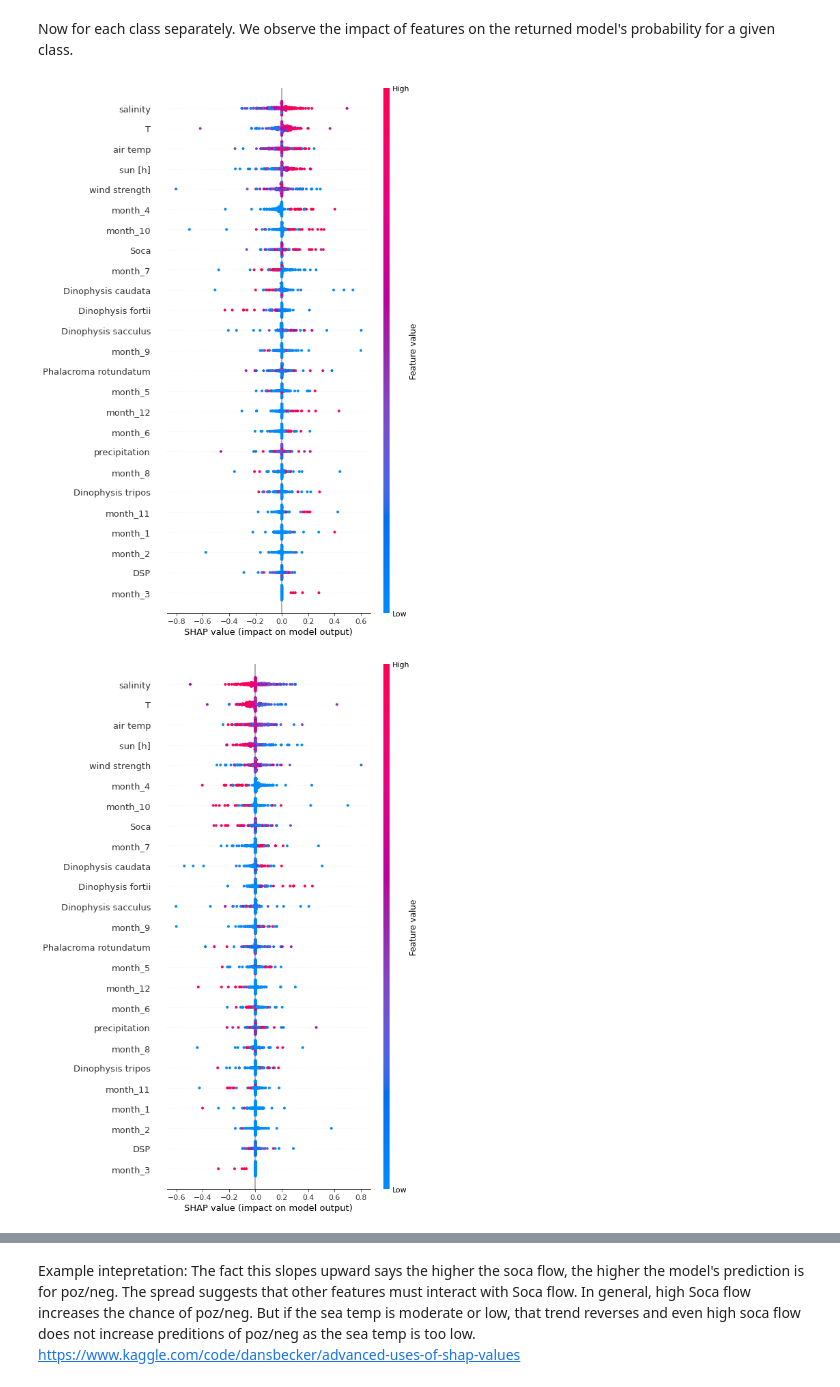
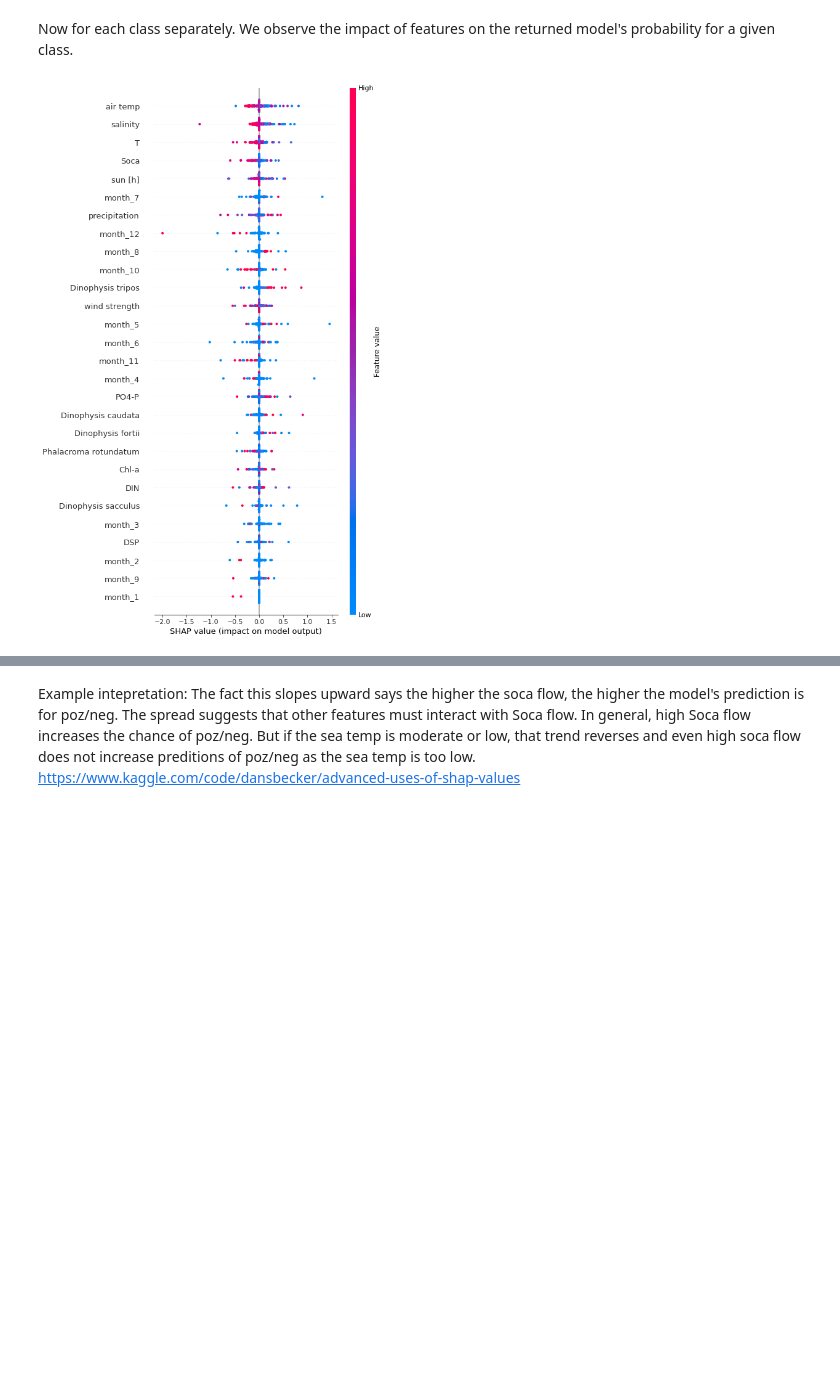
Before and after one commit to MartinMarzi/HABTox-predictor, a Jupyter notebook: HAB_modelling_5_5.ipynb, the cells around one changed output, grey strips where cells are left out. Cells and saved outputs as stored; diff of their text form; code cells hidden in the pictures; blank space fills up the shorter version.

```diff
--- a/HAB_modelling_5_5.ipynb
+++ b/HAB_modelling_5_5.ipynb
@@ -37,8 +37,8 @@ pd.set_option("display.max_columns", 30)
 # %%
 # read df pickle
 df_alg = pd.read_pickle("objects/df_alg-HAB_preprocessing_5_1")
-data = pd.read_pickle("data/preprocessed/hab_org-data-HAB_part2-preprocessing-5_2")
-# data = pd.read_pickle("data/preprocessed/hab_interp_data-HAB_part2-preprocessing-5_2")
+# data = pd.read_pickle("data/preprocessed/hab_org-data-HAB_part2-preprocessing-5_2")
+data = pd.read_pickle("data/preprocessed/hab_interp_data-HAB_part2-preprocessing-5_2")
 
 data.drop(columns=["sampling station", "date"], inplace=True)
 # data.set_index('date', inplace=True)
@@ -78,8 +78,8 @@ NaN    320
 poz    136
 Name: lipophylic_toxins, dtype: int64
 # %%
-data.drop(columns=["Chl-a","PO4-P","DIN","SECCHI"], inplace=True)
-# data.drop(columns=["SECCHI",  ], inplace=True)#,"Chl-a", "PO4-P", "DIN",
+# data.drop(columns=["Chl-a","PO4-P","DIN","SECCHI"], inplace=True)
+data.drop(columns=["SECCHI",  ], inplace=True)#,"Chl-a", "PO4-P", "DIN",
 data.isnull().sum()
 # %% [output]
 DSP                        1
@@ -133,0 +139,17 @@ class encoding: ['neg','poz'] -> [0 1]
+# %%
+from collections import Counter
+from imblearn.under_sampling import TomekLinks, EditedNearestNeighbours
+
+print(f'Original dataset shape: {Counter(y)}')
+usmp = EditedNearestNeighbours()
+lastMajorityCount = Counter(y)[0]
+for i in range(10):
+    X_res, y_res = usmp.fit_resample(X, y)
+    if Counter(y_res)[0] == lastMajorityCount:
+        print('Cannot remove any more samples')
+        break
+    else:
+        print(f'Resampled dataset shape {Counter(y_res)}')
+        lastMajorityCount = Counter(y_res)[0]
+    X = X_res
+    y = y_res
@@ -474,11 +555,10 @@ Now for each class separately. We observe the impact of features on the returned
 # %%
 explainer = shap.KernelExplainer(model.predict_proba, shap.sample(X_test,50))
 shap_values = explainer.shap_values(X_test, nsamples=50)
-for classid in [0,1]:
-    shap.summary_plot(shap_values[classid], X_test, max_display=len(X.columns), class_names=le.classes_)
+classid = 1
+shap.summary_plot(shap_values[classid], X_test, max_display=len(X.columns), class_names=le.classes_)
 # %% [output]
-[figure, old version]
+[figure, new version]
-[figure, removed]
 # %%
 # Try dependence contribution plot
 explainer = shap.KernelExplainer(model.predict_proba, shap.sample(X_test,50))
```
Also changed, not shown: parts of 21 cells of this notebook, 9 other files.
